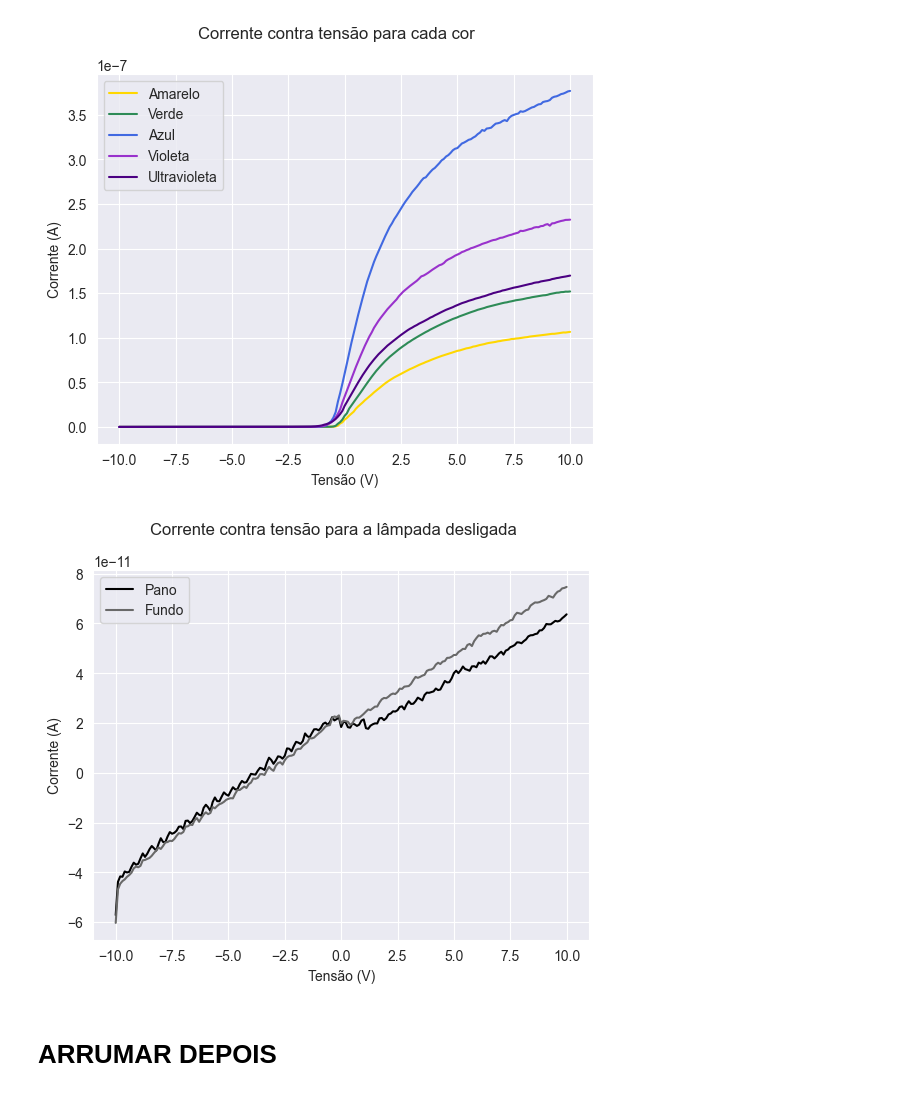
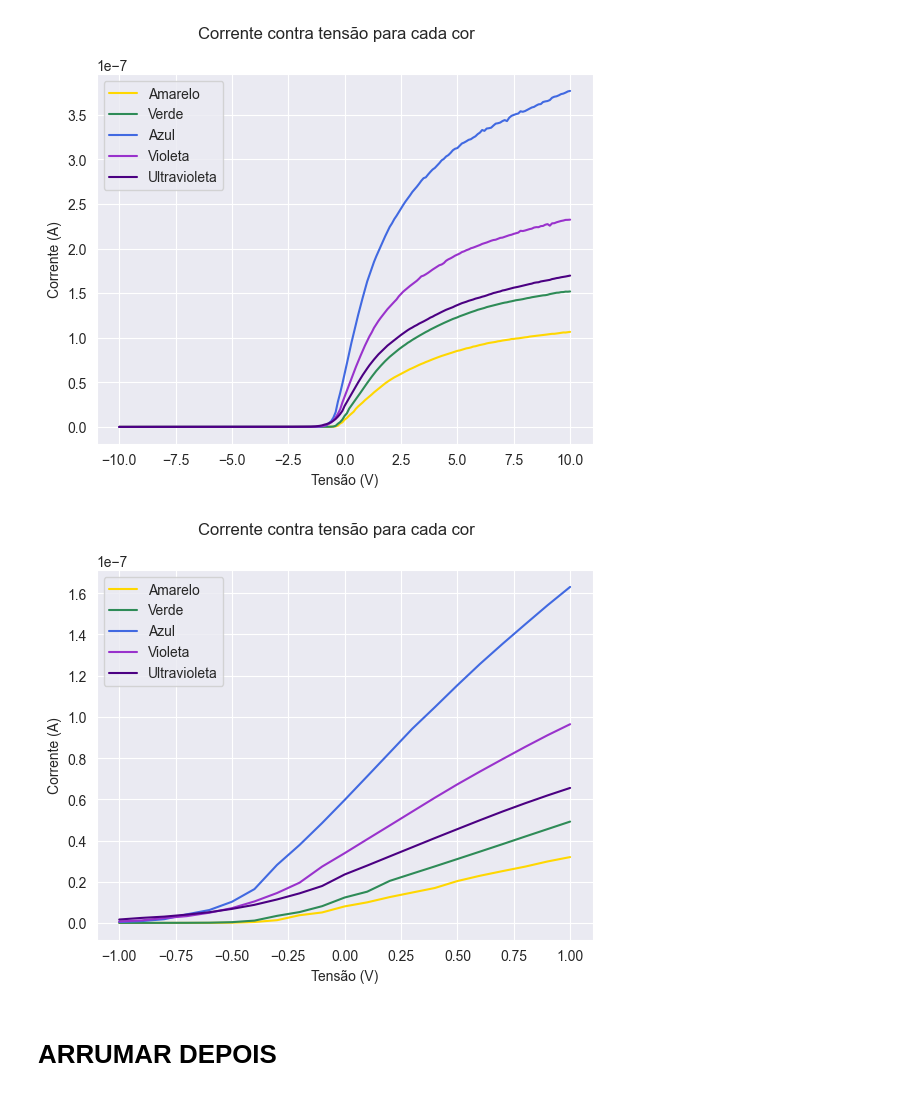
Before and after one commit to desenfados-digitais/lab_V, a Jupyter notebook: Exp1/analise.ipynb, the cells around one changed output. Cells and saved outputs as stored; diff of their text form; code cells hidden in the pictures.

```diff
--- a/Exp1/analise.ipynb
+++ b/Exp1/analise.ipynb
@@ -259,11 +287,8 @@ plt.show()
 # %% [output]
 [figure]
 # %%
-sns.lineplot(x=Amarelo['V'], y=Amarelo['i'],label = 'Amarelo', c='gold')
-sns.lineplot(x=Verde['V'], y=Verde['i'], label = 'Verde', c='seagreen')
-sns.lineplot(x=Azul['V'], y=Azul['i'], label = 'Azul', c='royalblue')
-sns.lineplot(x=Violeta['V'], y=Violeta['i'], label = 'Violeta', c='darkorchid')
-sns.lineplot(x=Ultra['V'], y=Ultra['i'], label = 'Ultravioleta', c='indigo')
+for df, cor, nome in zip(l_Cores, paleta, nomes):
+    sns.lineplot(x=df['V'], y=df['i'], color=cor, label=nome)
 
 plt.legend()
 
@@ -278,23 +303,25 @@ plt.show()
 # %% [output]
 [figure]
 # %%
-sns.lineplot(x=Preto['V'], y=Preto['i'], label = 'Pano', c ='black')
-sns.lineplot(x=Fundo['V'], y=Fundo['i'], label = 'Fundo', c = 'dimgray')
+for df, cor, nome in zip(l_Cores, paleta, nomes):
 
-plt.legend()
+    delta = 1
+
+    x = df[(df['V'] >= -delta) & (df['V'] <= 1)]['V']
+    y = df[(df['V'] >= -delta) & (df['V'] <= 1)]['i']
+
+    sns.lineplot(x=x, y=y, color=cor, label=nome)
 
 plt.xlabel("Tensão (V)")
 plt.ylabel('Corrente (A)')
 
-plt.suptitle('Corrente contra tensão para a lâmpada desligada')
+plt.suptitle('Corrente contra tensão para cada cor')
 
 
-plt.savefig('plots/fundo.png')
-
-
+plt.savefig('plots/cores_zoom.png')
 plt.show()
 # %% [output]
-[figure, old version]
+[figure, new version]
 # %% [markdown]
 # ARRUMAR DEPOIS
 # %%
```
Also changed, not shown: parts of 4 cells of this notebook, 1 other file.
